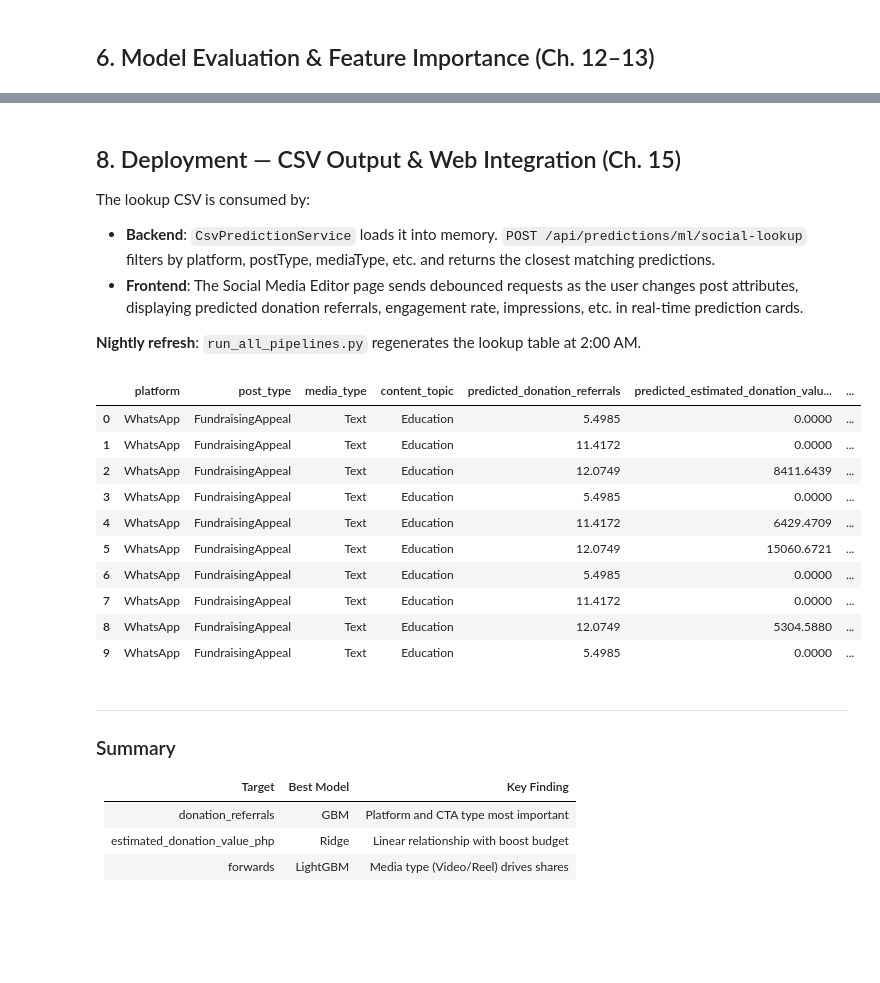
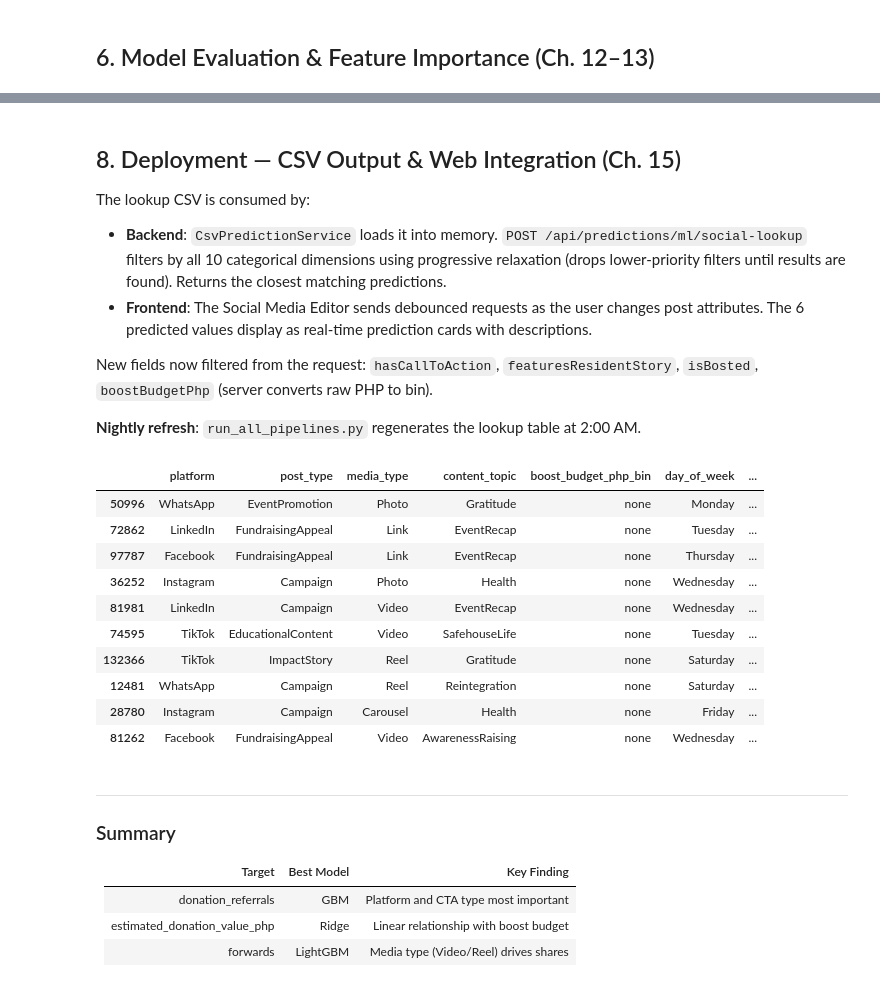
Before and after one commit to linklyns/New-Dawn, a Jupyter notebook: ml-pipelines/02_social_media_referrals.ipynb, the cells around one changed output, grey strips where cells are left out. Cells and saved outputs as stored; diff of their text form; code cells hidden in the pictures; blank space fills up the shorter version.

```diff
--- a/ml-pipelines/02_social_media_referrals.ipynb
+++ b/ml-pipelines/02_social_media_referrals.ipynb
@@ -310,26 +339,30 @@ Predicted columns:
 ## 8. Deployment — CSV Output & Web Integration (Ch. 15)
 
 The lookup CSV is consumed by:
-- **Backend**: `CsvPredictionService` loads it into memory. `POST /api/predictions/ml/social-lookup` filters by platform, postType, mediaType, etc. and returns the closest matching predictions.
-- **Frontend**: The Social Media Editor page sends debounced requests as the user changes post attributes, displaying predicted donation referrals, engagement rate, impressions, etc. in real-time prediction cards.
+- **Backend**: `CsvPredictionService` loads it into memory. `POST /api/predictions/ml/social-lookup` filters by all 10 categorical dimensions using progressive relaxation (drops lower-priority filters until results are found). Returns the closest matching predictions.
+- **Frontend**: The Social Media Editor sends debounced requests as the user changes post attributes. The 6 predicted values display as real-time prediction cards with descriptions.
+
+New fields now filtered from the request: `hasCallToAction`, `featuresResidentStory`, `isBosted`, `boostBudgetPhp` (server converts raw PHP to bin).
 
 **Nightly refresh**: `run_all_pipelines.py` regenerates the lookup table at 2:00 AM.
 # %%
 # Sample of the final output
-display_cols = ['platform', 'post_type', 'media_type', 'content_topic'] + pred_cols
+pred_cols = [c for c in lookup_df.columns if c.startswith('predicted_')]
+display_cols = ['platform', 'post_type', 'media_type', 'content_topic',
+                'boost_budget_php_bin', 'day_of_week'] + pred_cols
 lookup_df[display_cols].head(10)
 # %% [output]
-|  | platform | post_type | media_type | content_topic | predicted_donation_referrals | predicted_estimated_donation_valu... | ... |
-| 0 | WhatsApp | FundraisingAppeal | Text | Education | 5.4985 | 0.0000 | ... |
-| 1 | WhatsApp | FundraisingAppeal | Text | Education | 11.4172 | 0.0000 | ... |
-| 2 | WhatsApp | FundraisingAppeal | Text | Education | 12.0749 | 8411.6439 | ... |
-| 3 | WhatsApp | FundraisingAppeal | Text | Education | 5.4985 | 0.0000 | ... |
-| 4 | WhatsApp | FundraisingAppeal | Text | Education | 11.4172 | 6429.4709 | ... |
-| 5 | WhatsApp | FundraisingAppeal | Text | Education | 12.0749 | 15060.6721 | ... |
-| 6 | WhatsApp | FundraisingAppeal | Text | Education | 5.4985 | 0.0000 | ... |
-| 7 | WhatsApp | FundraisingAppeal | Text | Education | 11.4172 | 0.0000 | ... |
-| 8 | WhatsApp | FundraisingAppeal | Text | Education | 12.0749 | 5304.5880 | ... |
-| 9 | WhatsApp | FundraisingAppeal | Text | Education | 5.4985 | 0.0000 | ... |
+|  | platform | post_type | media_type | content_topic | boost_budget_php_bin | day_of_week | ... |
+| 50996 | WhatsApp | EventPromotion | Photo | Gratitude | none | Monday | ... |
+| 72862 | LinkedIn | FundraisingAppeal | Link | EventRecap | none | Tuesday | ... |
+| 97787 | Facebook | FundraisingAppeal | Link | EventRecap | none | Thursday | ... |
+| 36252 | Instagram | Campaign | Photo | Health | none | Wednesday | ... |
+| 81981 | LinkedIn | Campaign | Video | EventRecap | none | Wednesday | ... |
+| 74595 | TikTok | EducationalContent | Video | SafehouseLife | none | Tuesday | ... |
+| 132366 | TikTok | ImpactStory | Reel | Gratitude | none | Saturday | ... |
+| 12481 | WhatsApp | Campaign | Reel | Reintegration | none | Saturday | ... |
+| 28780 | Instagram | Campaign | Carousel | Health | none | Friday | ... |
+| 81262 | Facebook | FundraisingAppeal | Video | AwarenessRaising | none | Wednesday | ... |
 # %% [markdown]
 ---
 
```
Also changed, not shown: parts of 13 cells of this notebook, 23 other files.
